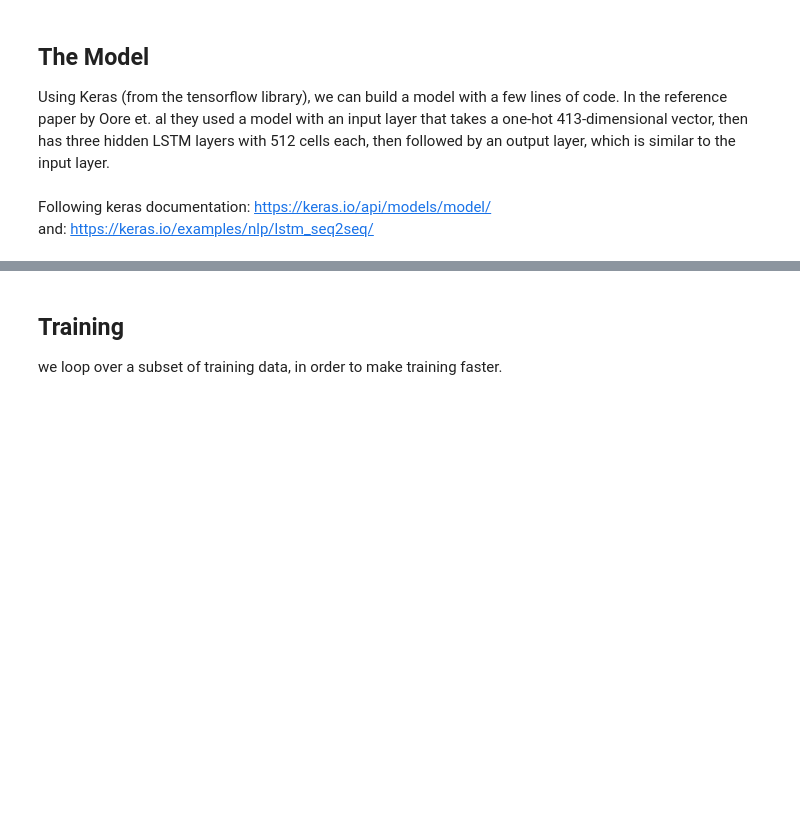
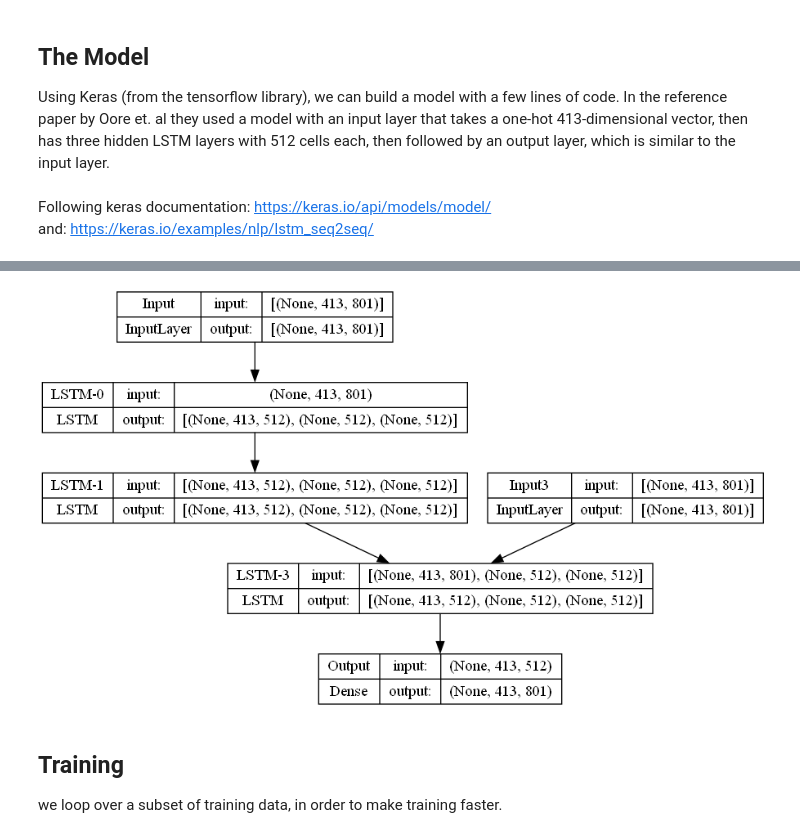
Before and after one commit to Aekai/ULFRI-ML-Class-Project, a Jupyter notebook: su-naloga.ipynb, the cells around one changed output, grey strips where cells are left out. Cells and saved outputs as stored; diff of their text form; code cells hidden in the pictures; blank space fills up the shorter version.

Commit message:
add model info adn plot

```diff
--- a/su-naloga.ipynb
+++ b/su-naloga.ipynb
@@ -142,3 +162,7 @@ model.compile(loss=keras.losses.categorical_crossentropy, optimizer=keras.optimi
+# %%
+keras.utils.plot_model(model, "model.png", show_shapes=True)
+# %% [output]
+[figure, added]
 # %% [markdown]
 ## Training
 we loop over a subset of training data, in order to make training faster.
```
Also changed, not shown: parts of 7 cells of this notebook, 3 other files.
